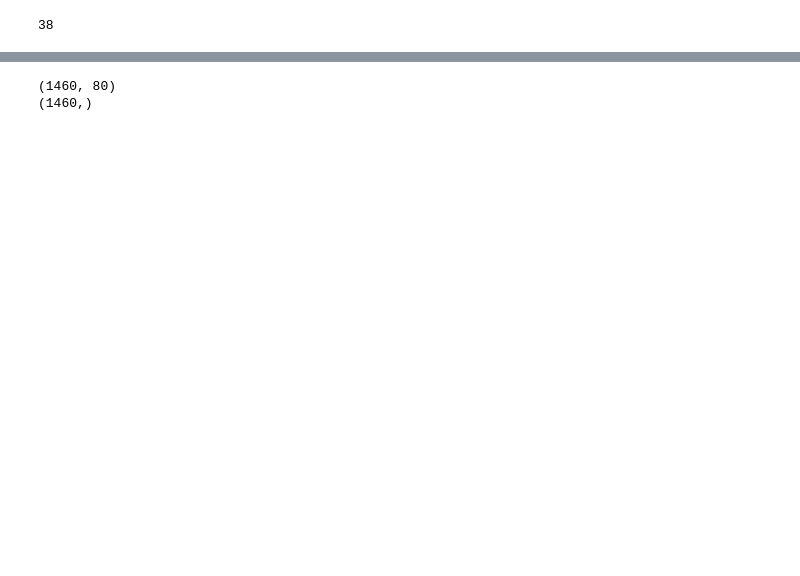
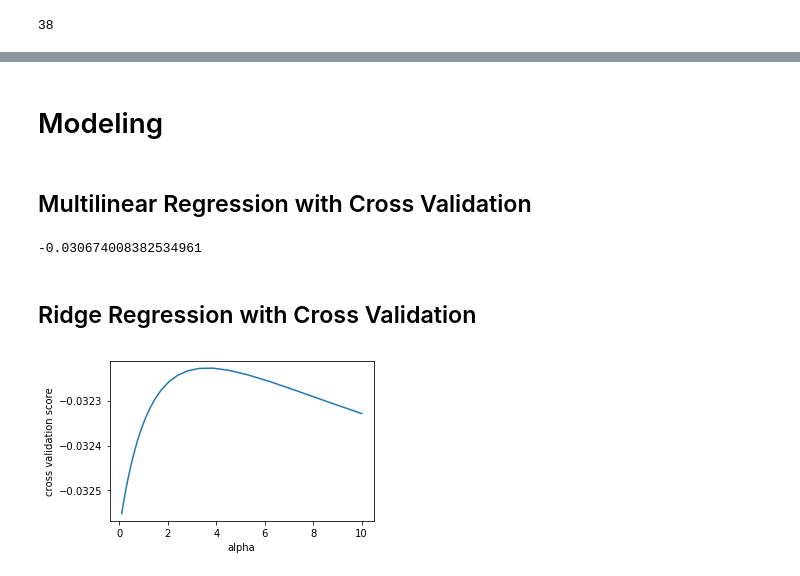
Before and after one commit to joshualee791204/Octopus, a Jupyter notebook: Analysis_YQ.ipynb, the cells around one changed output, grey strips where cells are left out. Cells and saved outputs as stored; diff of their text form; code cells hidden in the pictures; blank space fills up the shorter version.

```diff
--- a/Analysis_YQ.ipynb
+++ b/Analysis_YQ.ipynb
@@ -23,0 +85,7 @@ df_train.head()
+# %%
+# dummify MSZoning
+MSZoning = pd.get_dummies(X['MSZoning'], prefix='MSZoning', prefix_sep='_')
+MSZoning = MSZoning.drop('MSZoning_RL', axis=1)
+MSZoning.head()
+X = pd.concat([X.drop('MSZoning', axis=1), MSZoning], axis=1)
+X.head()
@@ -77,9 +177,6 @@ plt.show()
-# %%
-X_train, y_train = df_train.iloc[:,:-1], df_train.iloc[:,-1]
-print(X_train.shape)
-print(y_train.shape)
-# %% [output]
-(1460, 80)
-(1460,)
+# %% [markdown]
+# Modeling
+# %% [markdown]
+## Multilinear Regression with Cross Validation
 # %%
 from sklearn import linear_model
@@ -97,0 +183,33 @@ from sklearn import l
+# %%
+X_reduced = X.loc[:,['OverallQual','1stFlrSF','GrLivArea','MSZoning_C (all)',
+                     'MSZoning_FV','MSZoning_RH','MSZoning_RM','YearBuilt']]
+# %%
+lm = linear_model.LinearRegression()
+scores = cross_val_score(lm, X_reduced, y, cv=5, scoring='neg_mean_squared_error')
+scores.mean()
+# %% [output]
+-0.030674008382534961
+# %% [markdown]
+## Ridge Regression with Cross Validation
+# %%
+# train-test split
+from sklearn.model_selection import train_test_split
+X_train_reduced, X_test_reduced, y_train, y_test = train_test_split(X_reduced, y, test_size=0.2, random_state=10)
+# %%
+from sklearn.model_selection import cross_val_score
+
+alphas = np.logspace(-1, 1, 30)
+
+plt.figure(figsize=(5, 3))
+
+scores = [cross_val_score(linear_model.Ridge(alpha), X_train_reduced, y_train,
+                          cv=5, scoring='neg_mean_squared_error').mean() for alpha in alphas]
+plt.plot(alphas, scores)
+
+plt.legend(loc='lower left')
+plt.xlabel('alpha')
+plt.ylabel('cross validation score')
+plt.tight_layout()
+plt.show()
+# %% [output]
+[figure, added]
```
Also changed, not shown: parts of 23 cells of this notebook, 1 other file.
